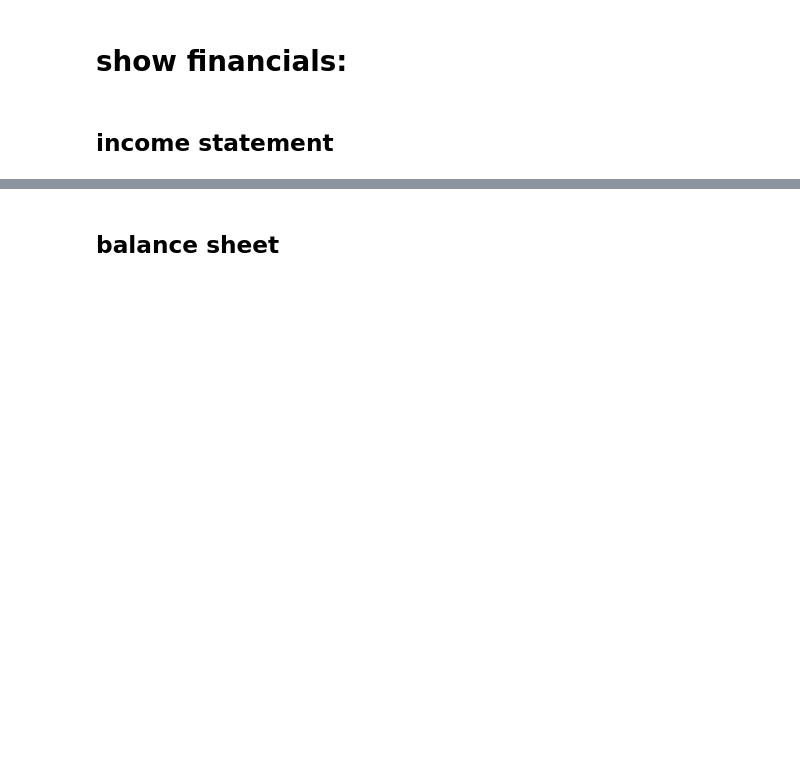
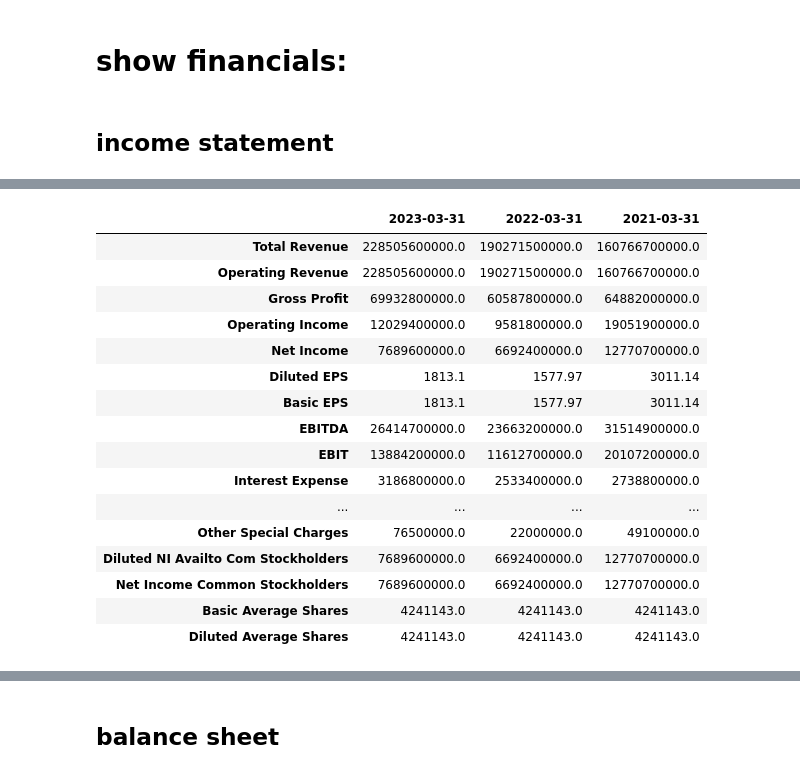
Before and after one commit to AmitJ2005/Market_Pulse_Analyzer-Web_Application, a Jupyter notebook: Jupyter Notebook files/Total Data from YF.ipynb, the cells around one changed output, grey strips where cells are left out. Saved outputs shown, nothing was run; the diff lists cells and outputs as text; code cells hidden in the pictures; blank space fills up the shorter version.

```diff
--- a/Jupyter Notebook files/Total Data from YF.ipynb
+++ b/Jupyter Notebook files/Total Data from YF.ipynb
@@ -133,3 +135,23 @@ msft.income_stmt
+# %%
+income_statement.loc[["Total Revenue", "Operating Revenue", "Gross Profit", "Operating Income", "Net Income", "Diluted EPS", "Basic EPS", "EBITDA", "EBIT", "Interest Expense", "Net Interest Income", "Total Other Finance Cost", "Tax Provision", "Tax Rate For Calcs", "Operating Revenue", "Special Income Charges", "Other Special Charges", "Diluted NI Availto Com Stockholders", "Net Income Common Stockholders", "Basic Average Shares", "Diluted Average Shares"]]
+# %% [output]
+|  | 2023-03-31 | 2022-03-31 | 2021-03-31 |
+| Total Revenue | 228505600000.0 | 190271500000.0 | 160766700000.0 |
+| Operating Revenue | 228505600000.0 | 190271500000.0 | 160766700000.0 |
+| Gross Profit | 69932800000.0 | 60587800000.0 | 64882000000.0 |
+| Operating Income | 12029400000.0 | 9581800000.0 | 19051900000.0 |
+| Net Income | 7689600000.0 | 6692400000.0 | 12770700000.0 |
+| Diluted EPS | 1813.1 | 1577.97 | 3011.14 |
+| Basic EPS | 1813.1 | 1577.97 | 3011.14 |
+| EBITDA | 26414700000.0 | 23663200000.0 | 31514900000.0 |
+| EBIT | 13884200000.0 | 11612700000.0 | 20107200000.0 |
+| Interest Expense | 3186800000.0 | 2533400000.0 | 2738800000.0 |
+| ... | ... | ... | ... |
+| Other Special Charges | 76500000.0 | 22000000.0 | 49100000.0 |
+| Diluted NI Availto Com Stockholders | 7689600000.0 | 6692400000.0 | 12770700000.0 |
+| Net Income Common Stockholders | 7689600000.0 | 6692400000.0 | 12770700000.0 |
+| Basic Average Shares | 4241143.0 | 4241143.0 | 4241143.0 |
+| Diluted Average Shares | 4241143.0 | 4241143.0 | 4241143.0 |
 # %%
 msft.quarterly_income_stmt
 # %% [output]
```
Also changed, not shown: parts of 4 cells of this notebook, 5 other files.
